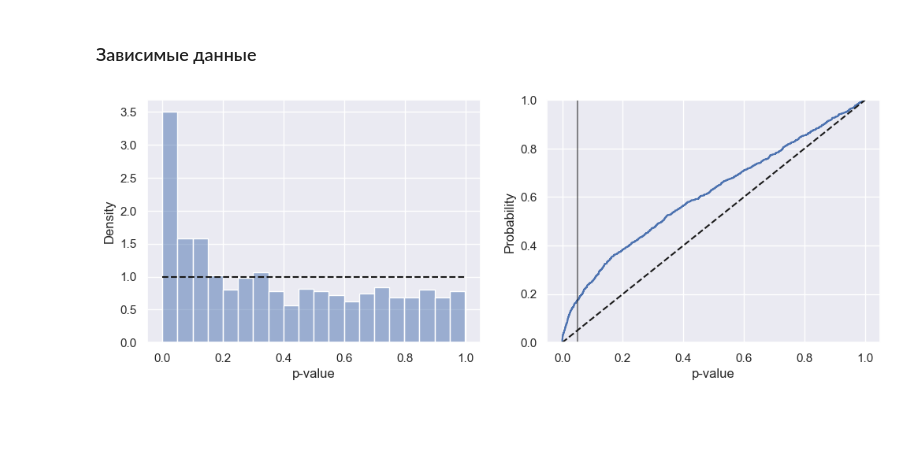
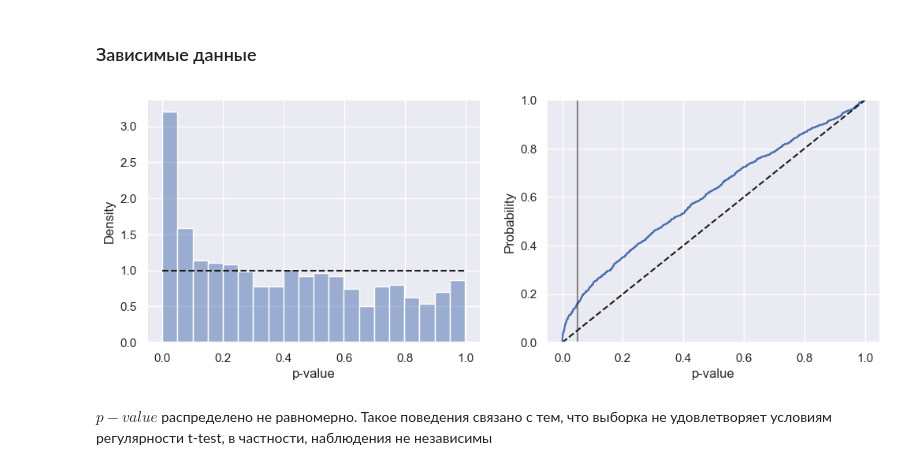
Before and after one commit to ShashlovAI/stat, a Jupyter notebook: design_testing.ipynb, the cells around one changed output. Drawn from its saved outputs; the diff is of its cells as text; code cells hidden in the pictures; blank space fills up the shorter version.

```diff
--- a/design_testing.ipynb
+++ b/design_testing.ipynb
@@ -138,31 +144,19 @@ ax.set(xlabel='p_value');
 # %%
 replication_factor = 2
 p_values = []
 for _ in range(1000):
     a_ = np.random.normal(loc=mu,
                          scale=std,
                          size=sample_size)
     b_ = np.random.normal(loc=mu,
                          scale=std,
                          size=sample_size )
     a = np.concatenate([a_] * replication_factor)
     b = np.concatenate([b_] * replication_factor)
     _, pvalue = ttest_ind(a, b)
 
     p_values.append(pvalue)
+
+plot_hist_and_ecdf(p_values, add_hline=True)
+# %% [output]
+[figure, added]
-# %%
-fig, (ax1, ax2) = plt.subplots(1, 2, figsize=(12, 4))
-
-sns.histplot(p_values, ax=ax1, alpha=0.5, bins = 20, stat='density')
-ax1.plot([0, 1], [1, 1], 'k--')
-ax1.set(xlabel='p-value', ylabel='Density')
-
-# empirical cumulative distribution functions
-sns.ecdfplot(p_values, ax=ax2, stat='proportion')
-ax2.plot([0, 1], [0, 1], 'k--')
-ax2.set(xlabel='p-value', ylabel='Probability')
-ax2.plot([0.05, 0.05], [0, 1], 'k-', alpha=0.5)
-
-ax.set(xlabel='p_value');
-# %% [output]
-[figure, removed]
@@ -170,0 +163,3 @@ ax.set(xlabel='p_value');
+# %% [markdown]
+$p-value$ распределено не равномерно.
+Такое поведения связано с тем, что выборка не удовлетворяет условиям регулярности t-test, в частности, наблюдения не независимы
```
Also changed, not shown: parts of 9 cells of this notebook.
